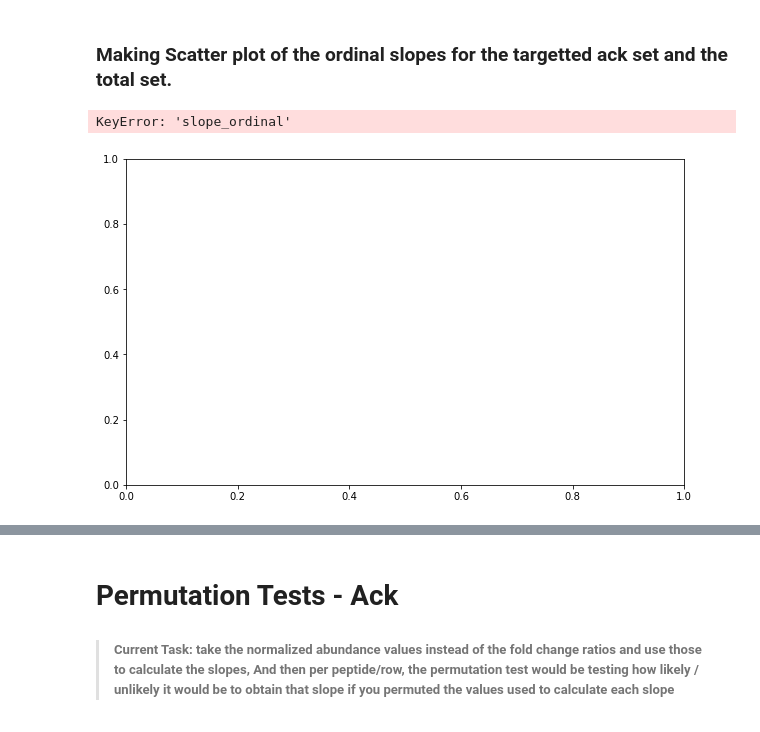
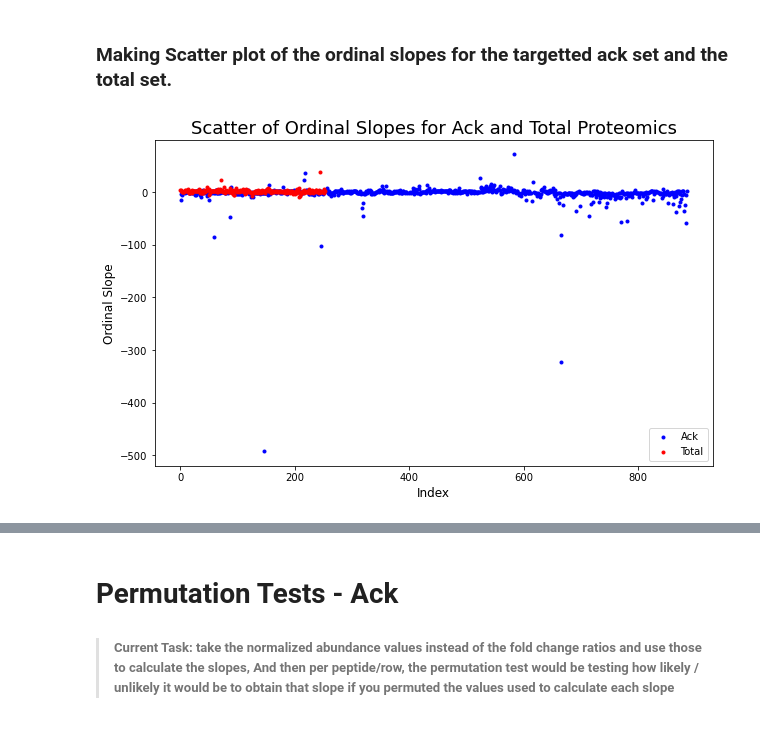
Before and after one commit to KyraGriffin/bmsip_internship_seta, a Jupyter notebook: protein_isolation.ipynb, the cells around one changed output, grey strips where cells are left out. Saved outputs shown, nothing was run; the diff lists cells and outputs as text; code cells hidden in the pictures.

```diff
--- a/protein_isolation.ipynb
+++ b/protein_isolation.ipynb
@@ -508,23 +509,24 @@ proteomics_total
 # %%
 # Total Proteome Data
 proteomics_total = proteomics_total.replace(to_replace="–", value=0)
-proteomics_total['nfc_s2vs1'].replace(to_replace=0, value=proteomics_total['nfc_s2vs1'].mean())
-proteomics_total['nfc_s2vs1'].replace(np.nan, proteomics_total['nfc_s2vs1'].mean())
-proteomics_total['nfc_s3vs1'].replace(to_replace=0, value=proteomics_total['nfc_s3vs1'].mean())
-proteomics_total['nfc_s3vs1'].replace(np.nan, proteomics_total['nfc_s3vs1'].mean())
-proteomics_total['nfc_s3vs2'].replace(to_replace=0, value=proteomics_total['nfc_s3vs2'].mean())
-proteomics_total['nfc_s3vs2'].replace(np.nan, proteomics_total['nfc_s3vs2'].mean())
+proteomics_total['nfc_s2vs1'] = proteomics_total['nfc_s2vs1'].replace(to_replace=0, value=proteomics_total['nfc_s2vs1'].mean())
+proteomics_total['nfc_s2vs1'] = proteomics_total['nfc_s2vs1'].replace(np.nan, proteomics_total['nfc_s2vs1'].mean())
+proteomics_total['nfc_s3vs1'] = proteomics_total['nfc_s3vs1'].replace(to_replace=0, value=proteomics_total['nfc_s3vs1'].mean())
+proteomics_total['nfc_s3vs1'] = proteomics_total['nfc_s3vs1'].replace(np.nan, proteomics_total['nfc_s3vs1'].mean())
+proteomics_total['nfc_s3vs2'] = proteomics_total['nfc_s3vs2'].replace(to_replace=0, value=proteomics_total['nfc_s3vs2'].mean())
+proteomics_total['nfc_s3vs2'] = proteomics_total['nfc_s3vs2'].replace(np.nan, proteomics_total['nfc_s3vs2'].mean())
 
 print(proteomics_total.iloc[:, 0:7].head(3))
 
 # Ack Proteome Data
+
 proteomics_ack = proteomics_ack.replace(to_replace="–", value=0)
-proteomics_ack['nfc_s2vs1'].replace(to_replace=0, value=proteomics_ack['nfc_s2vs1'].mean())
-proteomics_ack['nfc_s2vs1'].replace(np.nan, proteomics_ack['nfc_s2vs1'].mean())
-proteomics_ack['nfc_s3vs1'].replace(to_replace=0, value=proteomics_ack['nfc_s3vs1'].mean())
-proteomics_ack['nfc_s3vs1'].replace(np.nan, proteomics_ack['nfc_s3vs1'].mean())
-proteomics_ack['nfc_s3vs2'].replace(to_replace=0, value=proteomics_ack['nfc_s3vs2'].mean())
-proteomics_ack['nfc_s3vs2'].replace(np.nan, proteomics_ack['nfc_s3vs2'].mean())
+proteomics_ack['nfc_s2vs1'] = proteomics_ack['nfc_s2vs1'].replace(to_replace=0, value=proteomics_ack['nfc_s2vs1'].mean())
+proteomics_ack['nfc_s2vs1'] = proteomics_ack['nfc_s2vs1'].replace(np.nan, proteomics_ack['nfc_s2vs1'].mean())
+proteomics_ack['nfc_s3vs1'] = proteomics_ack['nfc_s3vs1'].replace(to_replace=0, value=proteomics_ack['nfc_s3vs1'].mean())
+proteomics_ack['nfc_s3vs1'] = proteomics_ack['nfc_s3vs1'].replace(np.nan, proteomics_ack['nfc_s3vs1'].mean())
+proteomics_ack['nfc_s3vs2'] = proteomics_ack['nfc_s3vs2'].replace(to_replace=0, value=proteomics_ack['nfc_s3vs2'].mean())
+proteomics_ack['nfc_s3vs2'] = proteomics_ack['nfc_s3vs2'].replace(np.nan, proteomics_ack['nfc_s3vs2'].mean())
 
 print("\n\n",proteomics_ack.iloc[:, 1:7].head(3))
 # %% [output]
@@ -803,21 +820,20 @@ Number of Common Proteins: 87
 # %%
 ack_prot = proteomics_ack.copy()
 total_prot = proteomics_total.copy()
 
 fig = plt.figure()
 ax1 = fig.add_subplot(111)
 
 ack_prot = ack_prot.reset_index()
 total_prot = total_prot.reset_index()
 
-ax1.scatter(ack_prot['index'], ack_prot['slope_ordinal'], c='b', marker=".", label='Ack')
-ax1.scatter(total_prot['index'], total_prot['slope_ordinal'], c='r', marker=".", label='Total')
+ax1.scatter(ack_prot['index'], ack_prot['fc_slope_ordinal'], c='b', marker=".", label='Ack')
+ax1.scatter(total_prot['index'], total_prot['fc_slope_ordinal'], c='r', marker=".", label='Total')
 
 plt.legend(loc='lower right');
 plt.title('Scatter of Ordinal Slopes for Ack and Total Proteomics', fontsize=18)
 plt.xlabel('Index', fontsize=12);
 plt.ylabel('Ordinal Slope', fontsize=12);
 plt.show();
 # %% [output]
-KeyError: 'slope_ordinal'
-[figure, old version]
+[figure, new version]
```
Also changed, not shown: parts of 30 cells of this notebook.
